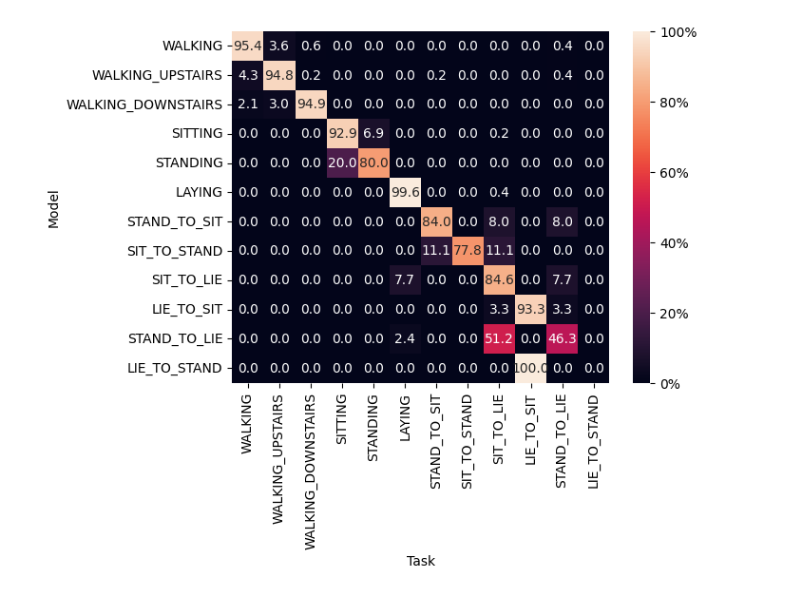
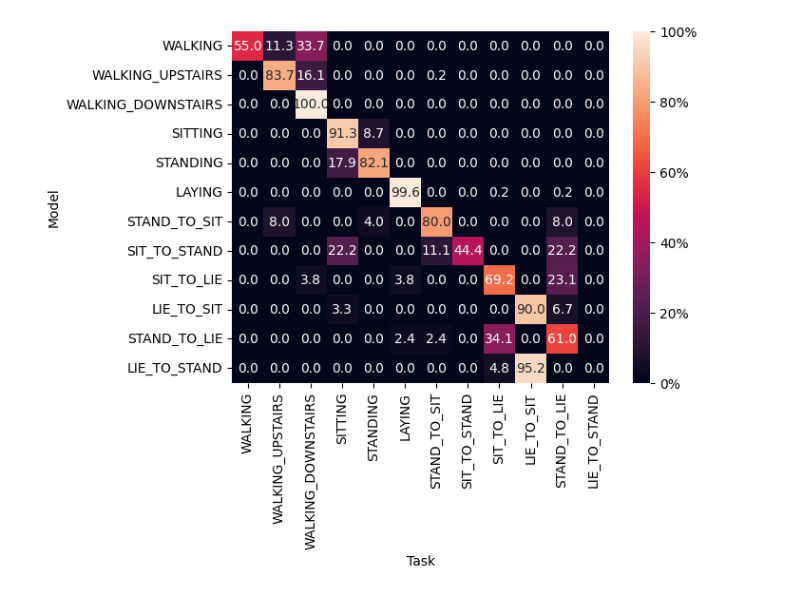
Before and after one commit to stelleron/har-ml-classifier, a Jupyter notebook: new-model-test.ipynb, the cells around one changed output. Drawn from its saved outputs; the diff is of its cells as text; code cells hidden in the pictures.

```diff
--- a/new-model-test.ipynb
+++ b/new-model-test.ipynb
@@ -19,12 +19,13 @@ DATA_PATH = 'NewGeneratedData/'
 MODELS_PATH = 'Models/'
 
 BATCH_SIZE = 32
-EPOCHS = 100
+EPOCHS = 75
 
 EARLY_STOP = False
 EARLY_STOP_LEN = 5
 
 RECORD = True
+model_name = "cnn_6"
 # %%
 # Loading functions
 def load_data_frame(txt):
@@ -209,23 +191,22 @@ Test Error:
 # %%
 plot = sns.heatmap(conf_matrix, annot=True, fmt=".1f", cbar_kws={'format': '%.0f%%'}, xticklabels=activity_labels.activity, yticklabels=activity_labels.activity)
 plot.set_xlabel("Task")
 plot.set_ylabel("Model")
 
-model_name = "cnn_3"
 if RECORD:
     torch.save(model.state_dict(), MODELS_PATH + model_name + ".pth")
 
     with open(MODELS_PATH + model_name + ".txt", "w") as f:
         f.write("Epochs: {}\n".format(EPOCHS))
         f.write("Feature Selection: {}\n".format("MRMR"))
         f.write("Feature Set: {}\n".format(FEATURES))
         f.write("Model: {}\n".format(str(model)))
         f.write("Loss Function: {}\n".format("Cross Entropy Loss"))
         f.write("Optimizer: {}\n\n\n\n".format(str(optimizer)))
         f.write("Results: {}\n".format(perf_acc))
         f.write("Timer: {}s\n".format(round(perf_timer, 2)))
         f.close()
 
     plot.get_figure().savefig(MODELS_PATH + model_name + "_matrix.png")
 # %% [output]
-[figure, old version]
+[figure, new version]
```
Also changed, not shown: parts of 3 cells of this notebook, 9 other files.
